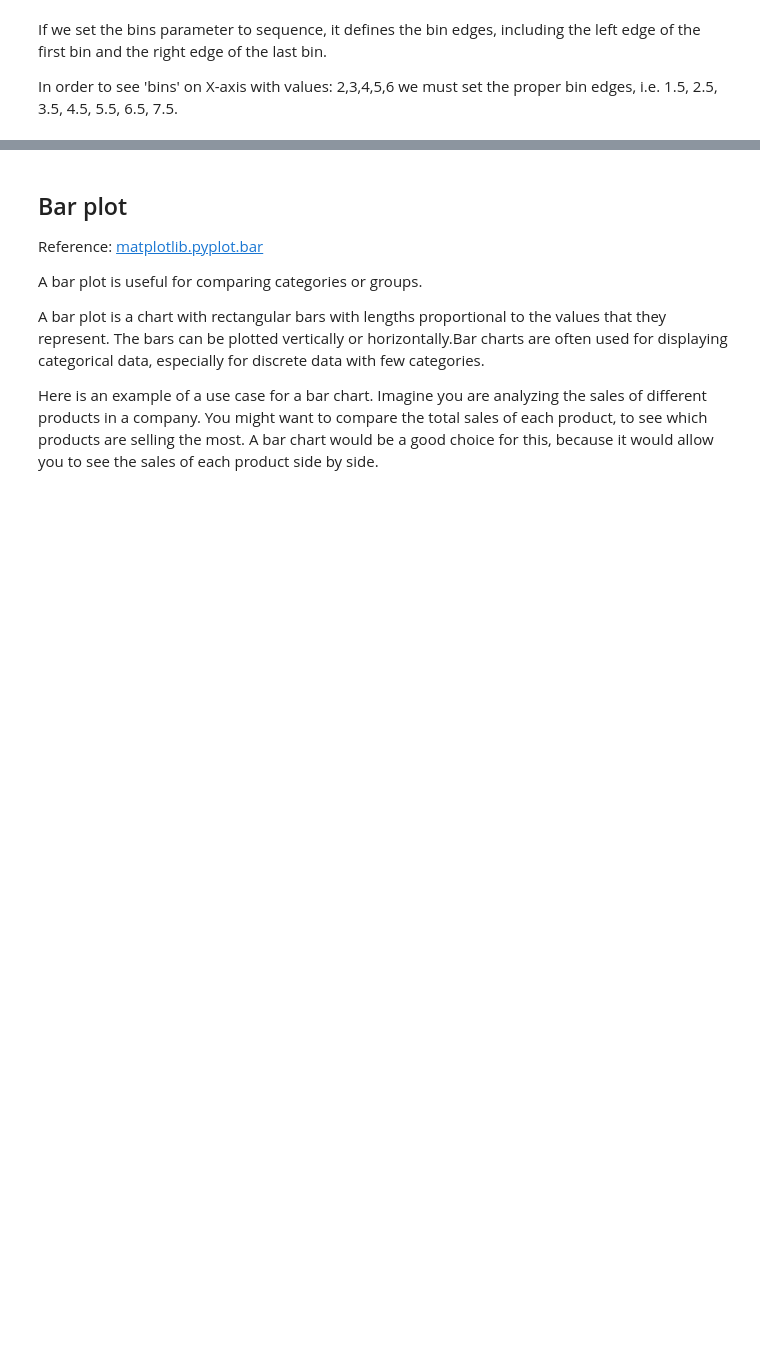
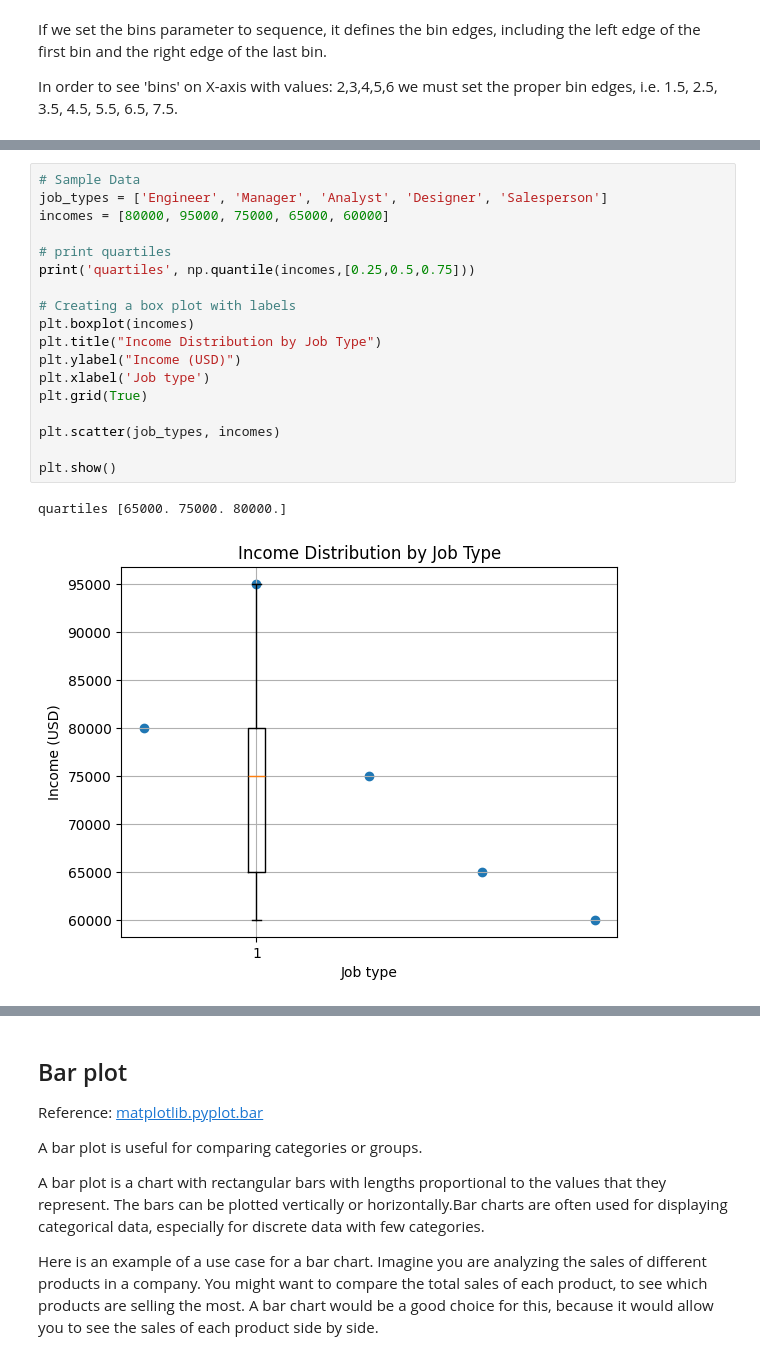
Before and after one commit to ProgressBG-Python-Course/JupyterNotebooksExamples, a Jupyter notebook: Notebooks/matplotlib_pandas_seaborn/matplotlib/matplotlib_plot_types.ipynb, the cells around one changed output, grey strips where cells are left out. Cells and saved outputs as stored; diff of their text form; blank space fills up the shorter version.

```diff
--- a/Notebooks/matplotlib_pandas_seaborn/matplotlib/matplotlib_plot_types.ipynb
+++ b/Notebooks/matplotlib_pandas_seaborn/matplotlib/matplotlib_plot_types.ipynb
@@ -127,0 +157,21 @@ plt.show()
+# %%
+# Sample Data
+job_types = ['Engineer', 'Manager', 'Analyst', 'Designer', 'Salesperson']
+incomes = [80000, 95000, 75000, 65000, 60000]
+
+# print quartiles
+print('quartiles', np.quantile(incomes,[0.25,0.5,0.75]))
+
+# Creating a box plot with labels
+plt.boxplot(incomes)
+plt.title("Income Distribution by Job Type")
+plt.ylabel("Income (USD)")
+plt.xlabel('Job type')
+plt.grid(True)
+
+plt.scatter(job_types, incomes)
+
+plt.show()
+# %% [output]
+quartiles [65000. 75000. 80000.]
+[figure, added]
```
Also changed, not shown: parts of 10 cells of this notebook, 2 other files.
